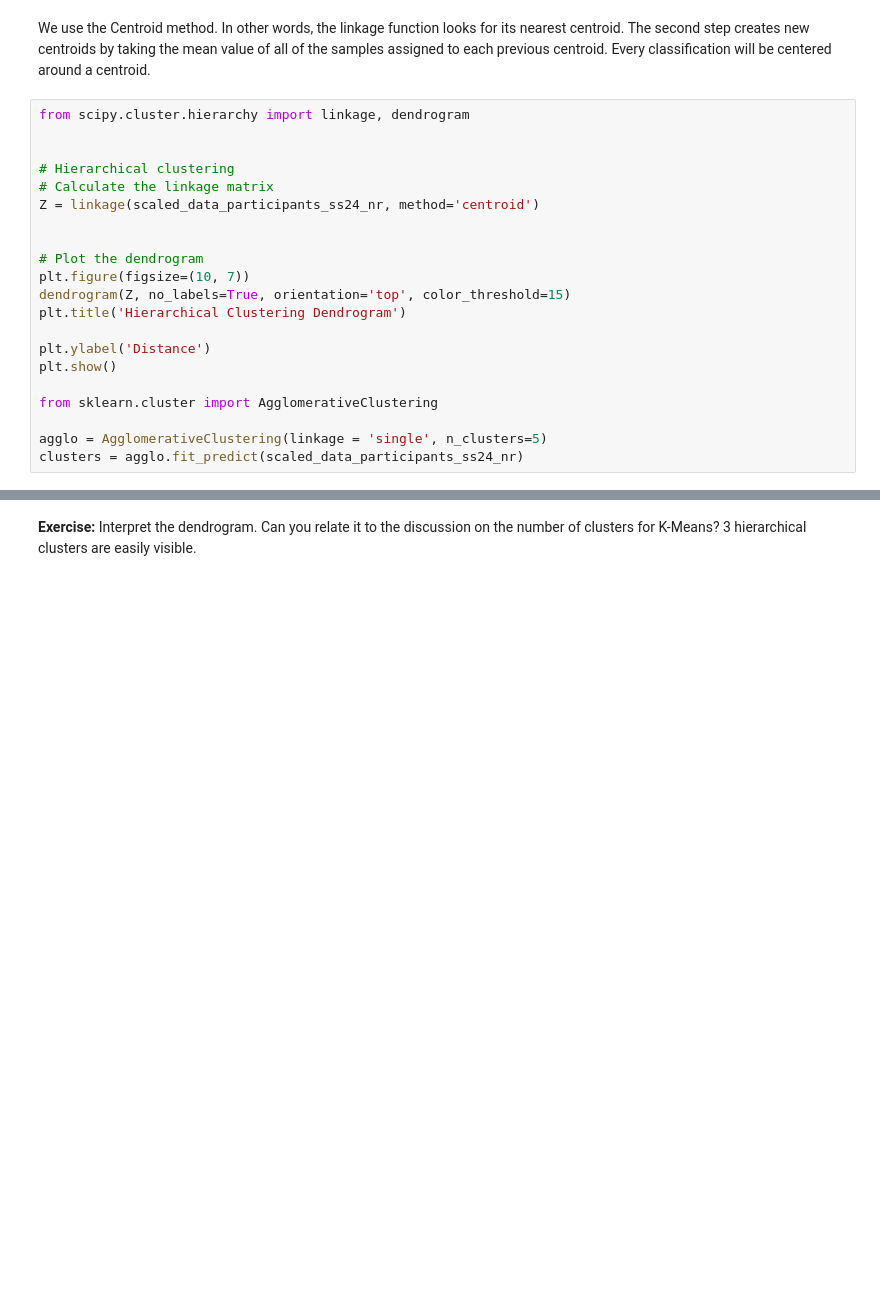
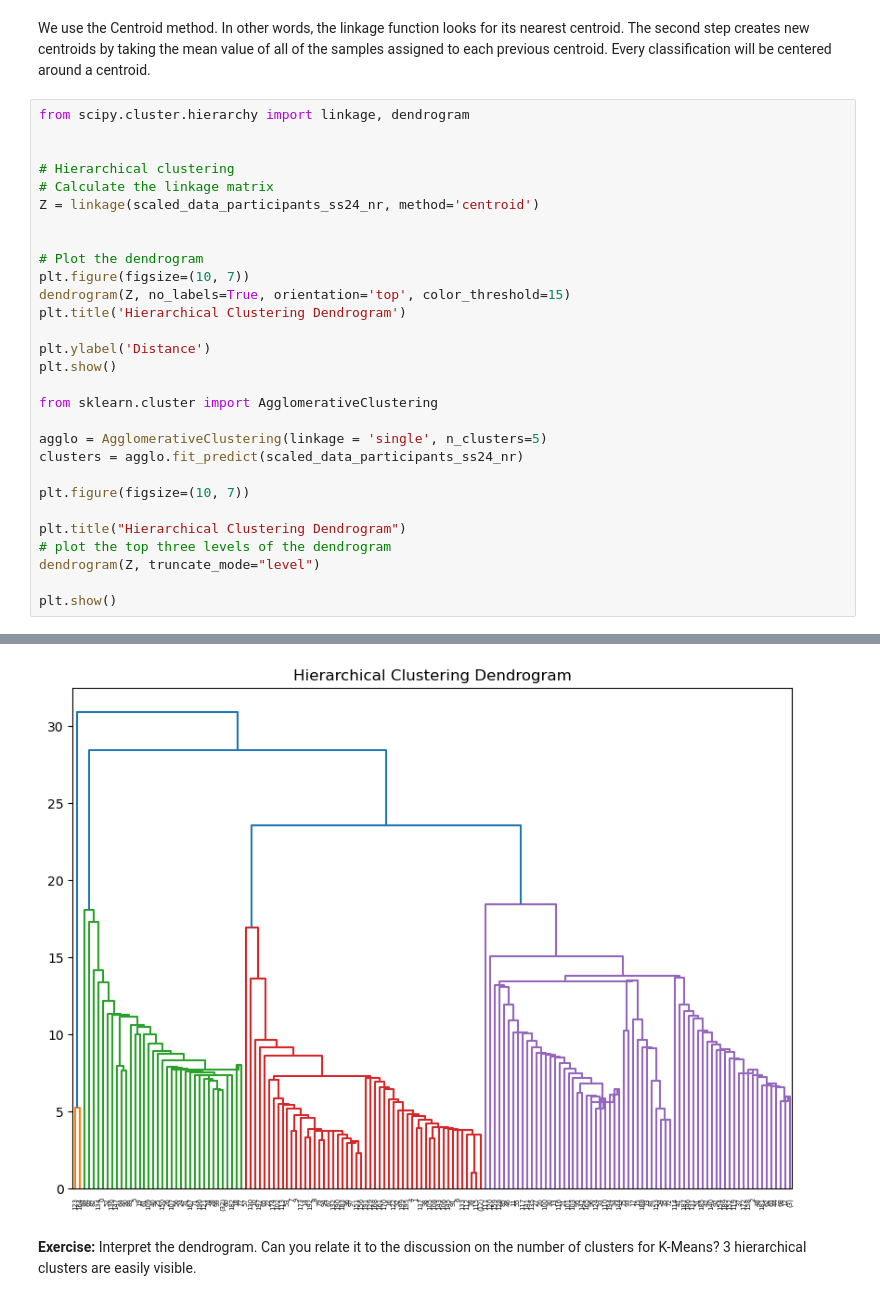
Before and after one commit to andrealuzzi/Block3, a Jupyter notebook: Project_5_Unsupervised_Learning.ipynb, the cells around one changed output, grey strips where cells are left out. Drawn from its saved outputs; the diff is of its cells as text; blank space fills up the shorter version.

```diff
--- a/Project_5_Unsupervised_Learning.ipynb
+++ b/Project_5_Unsupervised_Learning.ipynb
@@ -321,26 +321,35 @@ We use the Centroid method. In other words, the linkage function looks for its n
 # %%
 from scipy.cluster.hierarchy import linkage, dendrogram
 
 
 # Hierarchical clustering
 # Calculate the linkage matrix
 Z = linkage(scaled_data_participants_ss24_nr, method='centroid')
 
 
 # Plot the dendrogram
 plt.figure(figsize=(10, 7))
 dendrogram(Z, no_labels=True, orientation='top', color_threshold=15)
 plt.title('Hierarchical Clustering Dendrogram')
 
 plt.ylabel('Distance')
 plt.show()
 
 from sklearn.cluster import AgglomerativeClustering
 
 agglo = AgglomerativeClustering(linkage = 'single', n_clusters=5)
 clusters = agglo.fit_predict(scaled_data_participants_ss24_nr)
+
+plt.figure(figsize=(10, 7))
+
+plt.title("Hierarchical Clustering Dendrogram")
+# plot the top three levels of the dendrogram
+dendrogram(Z, truncate_mode="level")
+
+plt.show()
 # %% [output]
 [figure]
+[figure, added]
 # %% [markdown]
 **Exercise:** Interpret the dendrogram. Can you relate it to the discussion on the number of clusters for K-Means?
 3 hierarchical clusters are easily visible.
```
